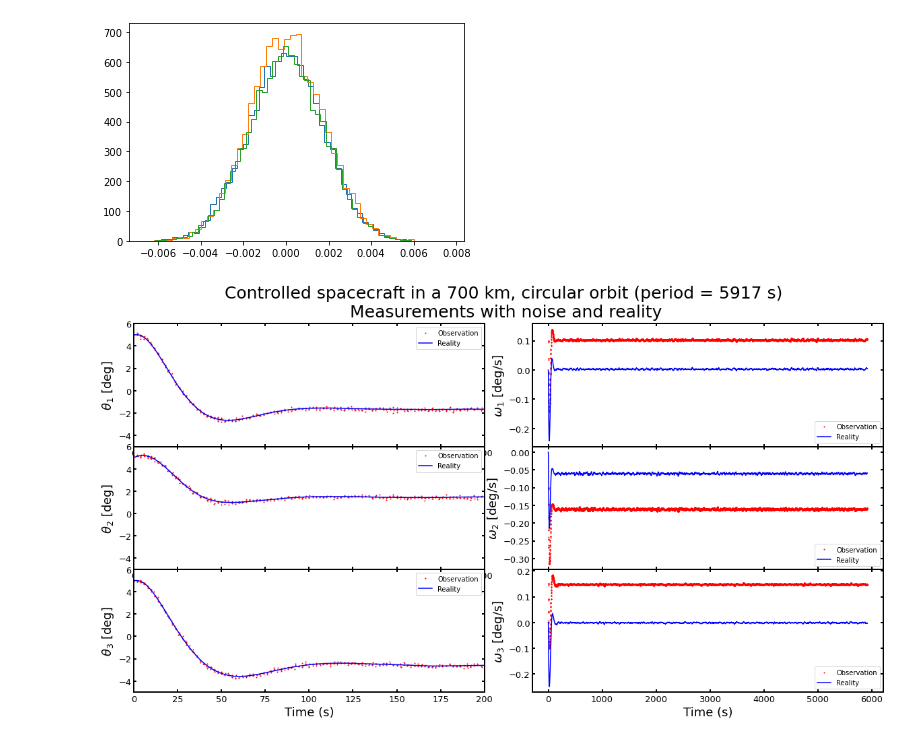
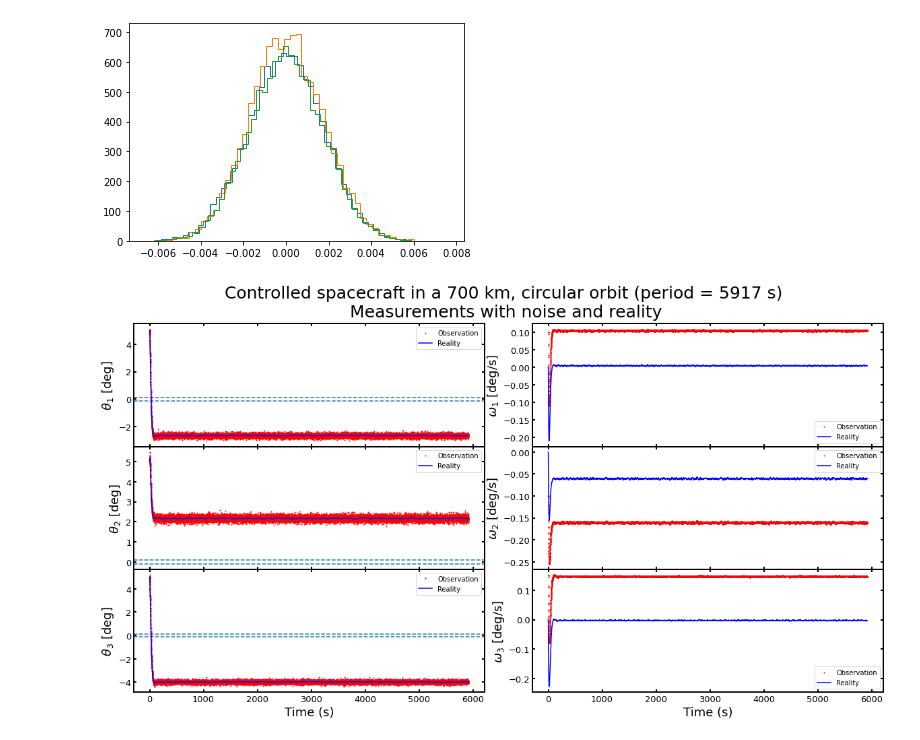
Before and after one commit to thomas7392/spacecraftattitudecontrol, a Jupyter notebook: Q4.ipynb, the cells around one changed output. Drawn from its saved outputs; the diff is of its cells as text; code cells hidden in the pictures.

```diff
--- a/Q4.ipynb
+++ b/Q4.ipynb
@@ -72,33 +72,39 @@ for i in range(3):
 # %%
 labels = [r"$\theta_1$ [deg]", r"$\theta_2$ [deg]", r"$\theta_3$ [deg]",
           "$\omega_1$ [deg/s]", "$\omega_2$ [deg/s]", "$\omega_3$ [deg/s]"]
 
 fig, axes = plt.subplots(3, 2, figsize = (17, 9))
 fig.tight_layout(pad=4)
 fig.suptitle("Controlled spacecraft in a 700 km, circular orbit (period = %.i s)\n Measurements with noise and reality" % period, fontsize = 25, y = 1.02)
 fig.subplots_adjust(hspace=0)
 axes[2, 0].set_xlabel("Time (s)", fontsize = 18)
 axes[2, 1].set_xlabel("Time (s)", fontsize = 18)
 
 for ax in axes[:,0]:
-    ax.set_xlim(0, 200)
-    ax.set_ylim(-5, 6)
+    # ax.set_xlim(0, 200)
+    # ax.set_ylim(-5, 6)
+    ax.axhline(-0.1, linestyle = '--')
+    ax.axhline(0.1, linestyle = '--')
 
     #ax.set_xlim(0, 200)
     #ax.set_ylim(-0.1, 0.1)
+
+# for control_node in range(10):
+#     for ax in axes[:,0]:
+#         ax.axvline(S2.control_torque[control_node, 0], linestyle = '--')
 
 for i, ax in enumerate(axes.T.flat):
 
     ax.plot(S2.state_history_m[:,0], np.rad2deg(S2.state_history_m[:,1+i]), 'ro', markersize = 1, label = "Observation")
     ax.plot(S2.state_history[:,0], np.rad2deg(S2.state_history[:,1+i]), 'b-', markersize = 1, label = "Reality")
 
     ax.set_ylabel(labels[i], fontsize = 18)
     #ax.axvline(81)
     for axis in ['top','bottom','left','right']:
         ax.spines[axis].set_linewidth(2)
     ax.tick_params(labelsize=13)
     ax.tick_params(axis="both",direction="in",which="both", length=4, width = 2)
     ax.tick_params(bottom=True, top=True, left=True, right=True)
     ax.legend()
 # %% [output]
-[figure, old version]
+[figure, new version]
```
Also changed, not shown: parts of 1 cell of this notebook, 10 other files.
